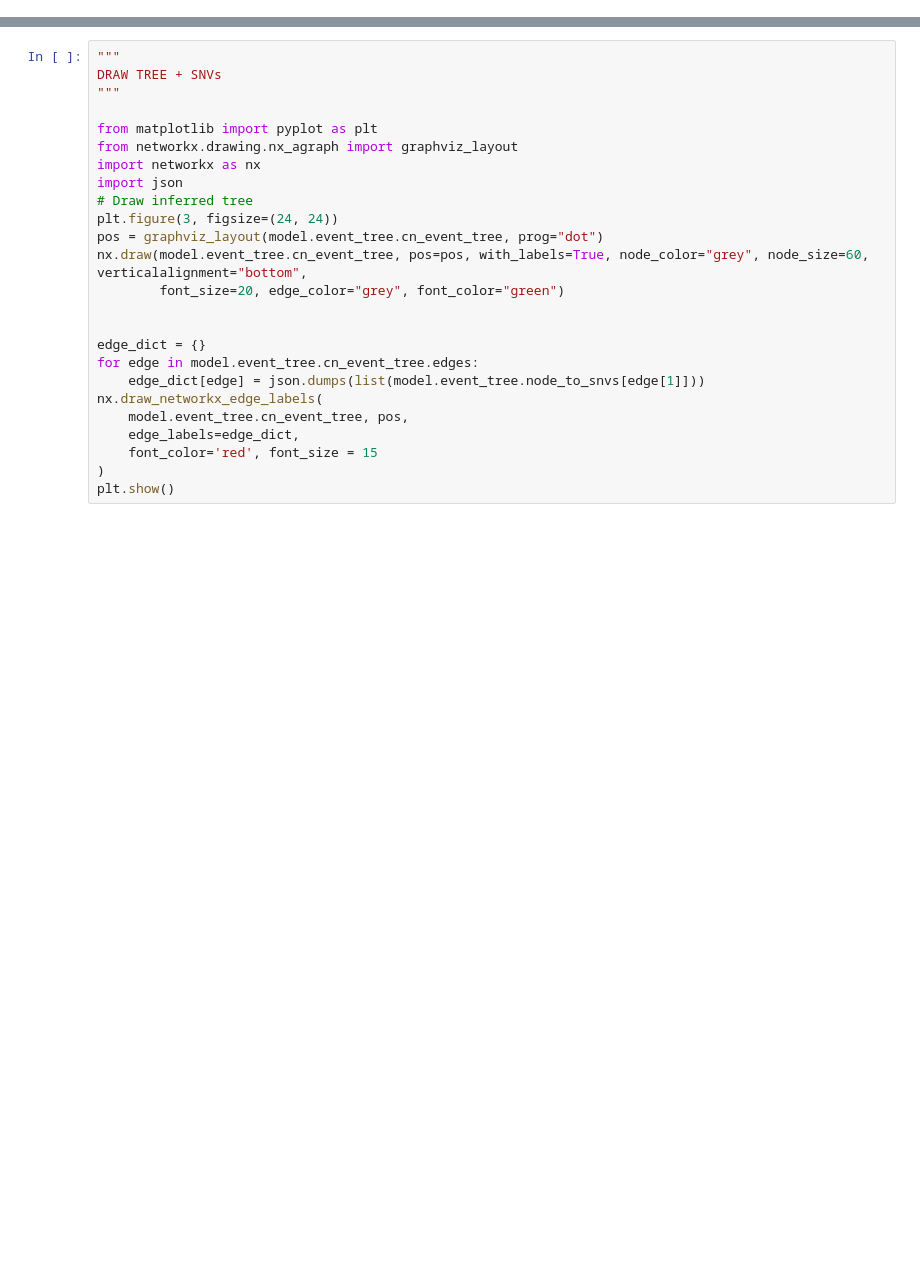
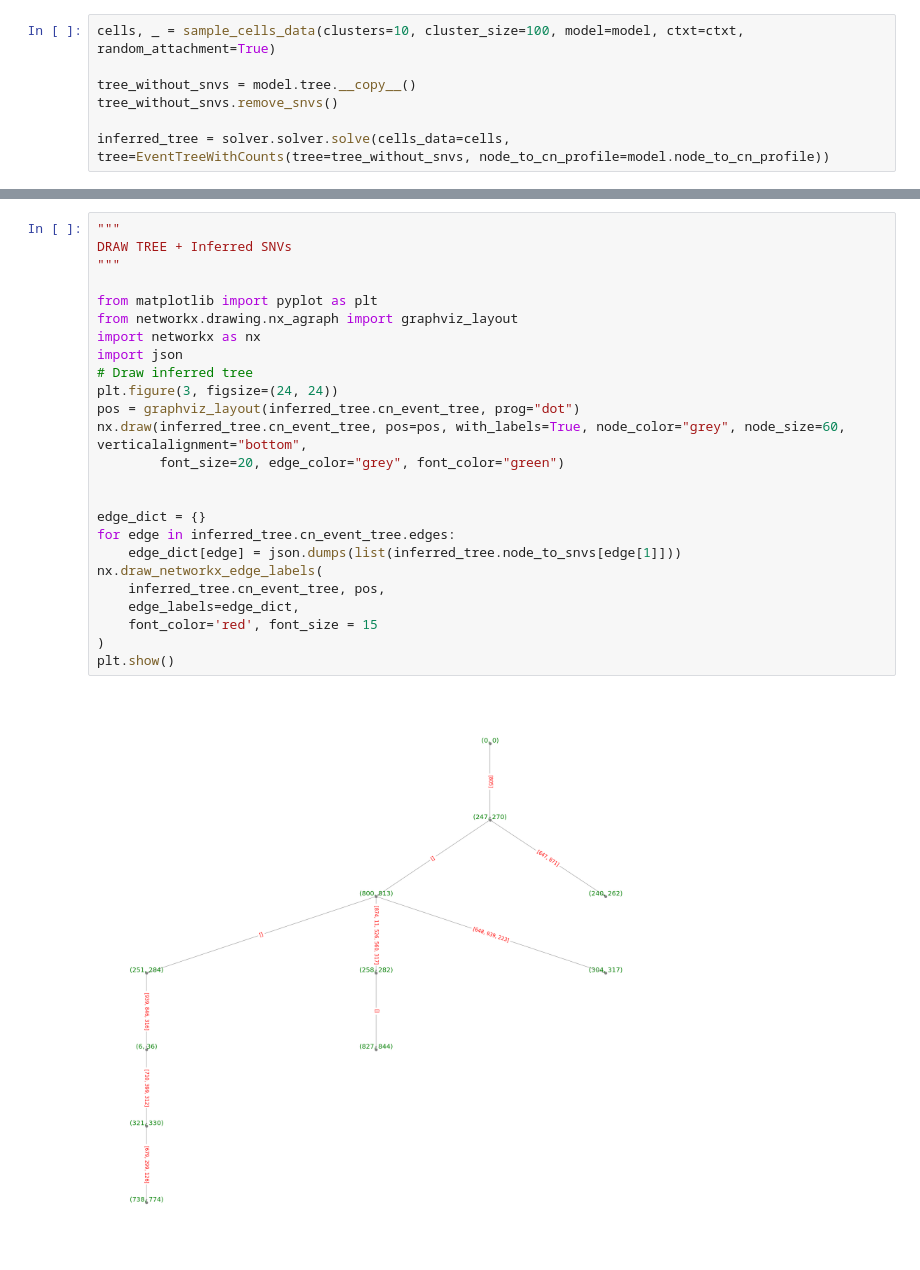
Before and after one commit to tc360950/snv-calling, a Jupyter notebook: notebooks/inference.ipynb, the cells around one changed output, grey strips where cells are left out. Saved outputs shown, nothing was run; the diff lists cells and outputs as text; blank space fills up the shorter version.

```diff
--- a/notebooks/inference.ipynb
+++ b/notebooks/inference.ipynb
@@ -164,0 +49,7 @@ ModuleNotFoundError: No module named 'stats.impl'
+# %%
+cells, _ = sample_cells_data(clusters=10, cluster_size=100, model=model, ctxt=ctxt, random_attachment=True)
+
+tree_without_snvs = model.tree.__copy__()
+tree_without_snvs.remove_snvs()
+
+inferred_tree = solver.solver.solve(cells_data=cells, tree=EventTreeWithCounts(tree=tree_without_snvs, node_to_cn_profile=model.node_to_cn_profile))
@@ -165,25 +76,27 @@ ModuleNotFoundError: No module named 'stats.impl'
 # %%
 """
-DRAW TREE + SNVs
+DRAW TREE + Inferred SNVs
 """
 
 from matplotlib import pyplot as plt
 from networkx.drawing.nx_agraph import graphviz_layout
 import networkx as nx
 import json
 # Draw inferred tree
 plt.figure(3, figsize=(24, 24))
-pos = graphviz_layout(model.event_tree.cn_event_tree, prog="dot")
-nx.draw(model.event_tree.cn_event_tree, pos=pos, with_labels=True, node_color="grey", node_size=60, verticalalignment="bottom",
+pos = graphviz_layout(inferred_tree.cn_event_tree, prog="dot")
+nx.draw(inferred_tree.cn_event_tree, pos=pos, with_labels=True, node_color="grey", node_size=60, verticalalignment="bottom",
         font_size=20, edge_color="grey", font_color="green")
 
 
 edge_dict = {}
-for edge in model.event_tree.cn_event_tree.edges:
-    edge_dict[edge] = json.dumps(list(model.event_tree.node_to_snvs[edge[1]]))
+for edge in inferred_tree.cn_event_tree.edges:
+    edge_dict[edge] = json.dumps(list(inferred_tree.node_to_snvs[edge[1]]))
 nx.draw_networkx_edge_labels(
-    model.event_tree.cn_event_tree, pos,
+    inferred_tree.cn_event_tree, pos,
     edge_labels=edge_dict,
     font_color='red', font_size = 15
 )
 plt.show()
+# %% [output]
+[figure, added]
```
Also changed, not shown: parts of 9 cells of this notebook, 15 other files.
